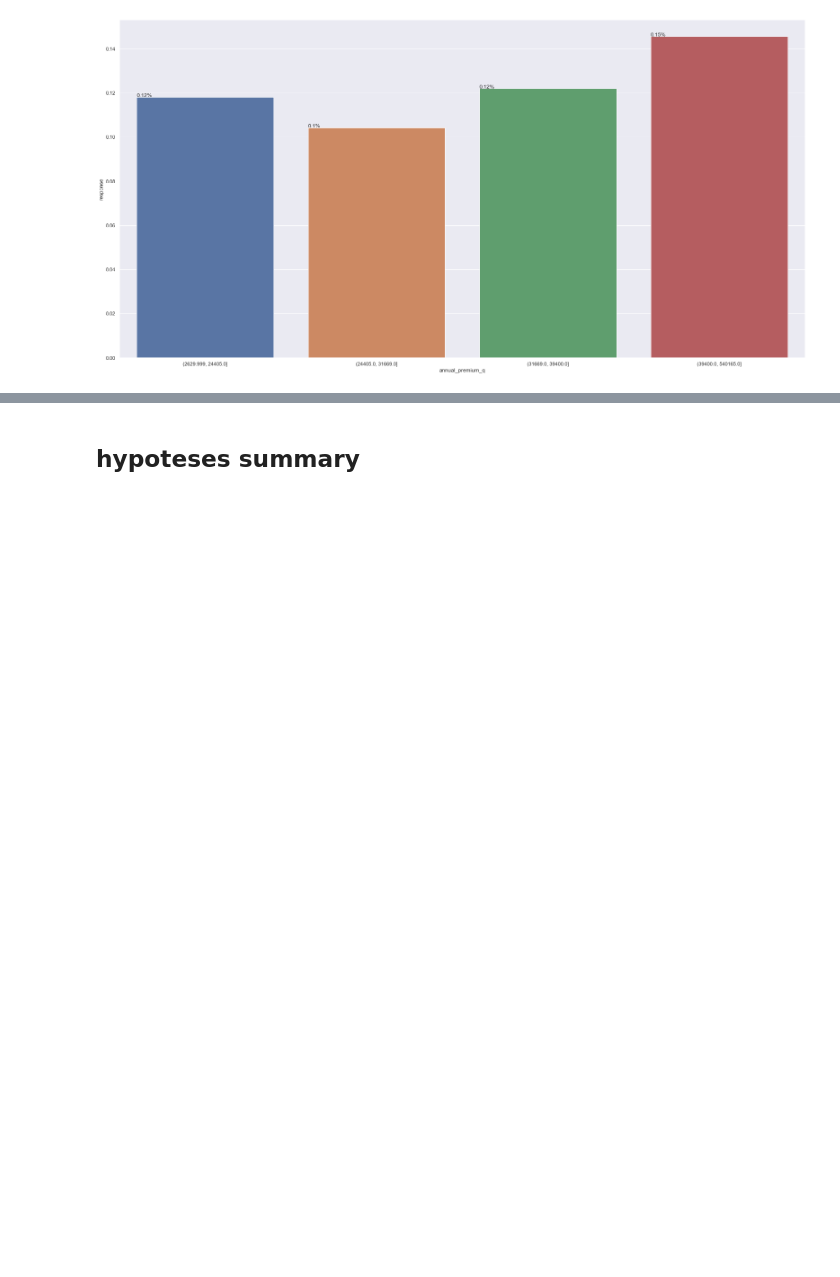
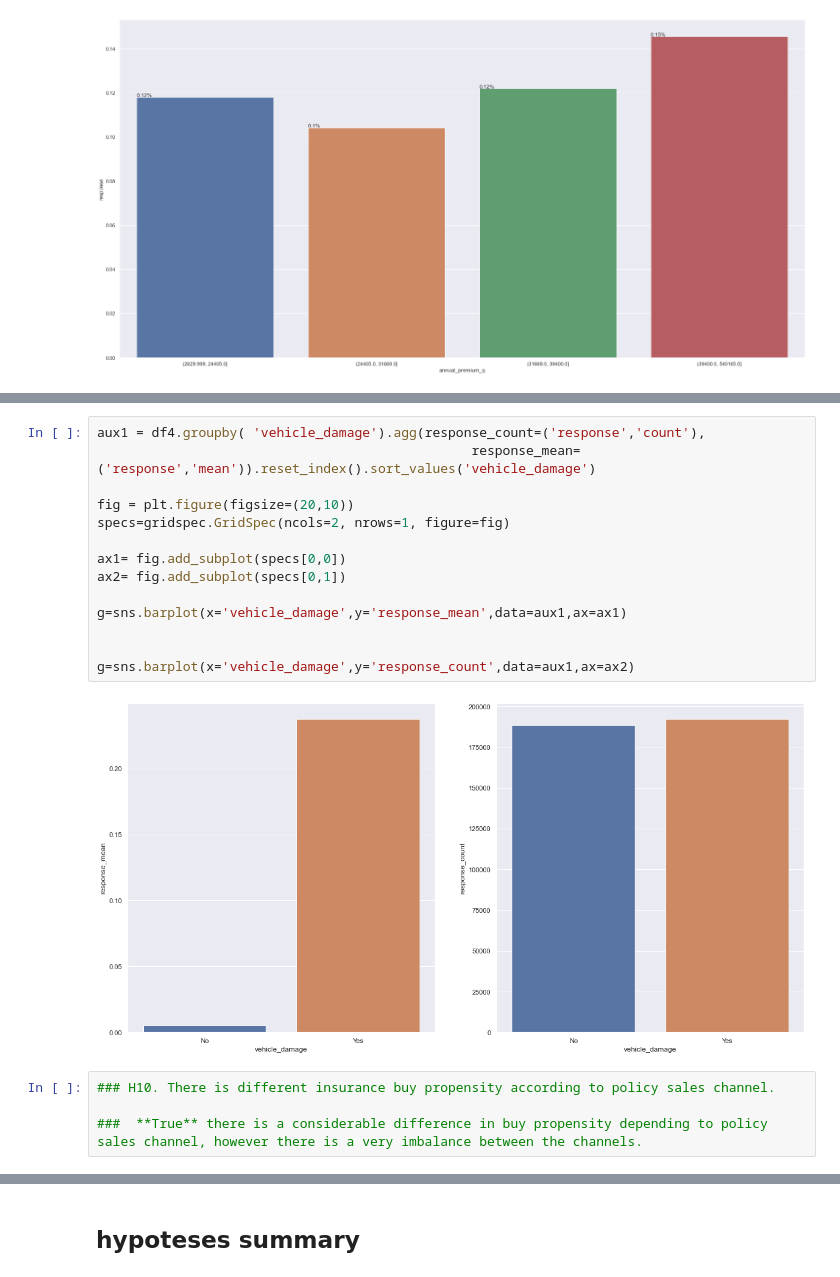
Before and after one commit to ViniciusKos/insurance_cross, a Jupyter notebook: forecast_sales.ipynb, the cells around one changed output, grey strips where cells are left out. Saved outputs shown, nothing was run; the diff lists cells and outputs as text; blank space fills up the shorter version.

```diff
--- a/forecast_sales.ipynb
+++ b/forecast_sales.ipynb
@@ -587,0 +487,20 @@ plt.gcf().set_size_inches(18.5,18.5)
+# %%
+aux1 = df4.groupby( 'vehicle_damage').agg(response_count=('response','count'),
+                                                response_mean=('response','mean')).reset_index().sort_values('vehicle_damage')
+
+fig = plt.figure(figsize=(20,10))
+specs=gridspec.GridSpec(ncols=2, nrows=1, figure=fig)
+
+ax1= fig.add_subplot(specs[0,0])
+ax2= fig.add_subplot(specs[0,1])
+
+g=sns.barplot(x='vehicle_damage',y='response_mean',data=aux1,ax=ax1)
+
+
+g=sns.barplot(x='vehicle_damage',y='response_count',data=aux1,ax=ax2)
+# %% [output]
+[figure, added]
+# %%
+### H10. There is different insurance buy propensity according to policy sales channel.
+
+###  **True** there is a considerable difference in buy propensity depending to policy sales channel, however there is a very imbalance between the channels.
```
Also changed, not shown: parts of 22 cells of this notebook.
